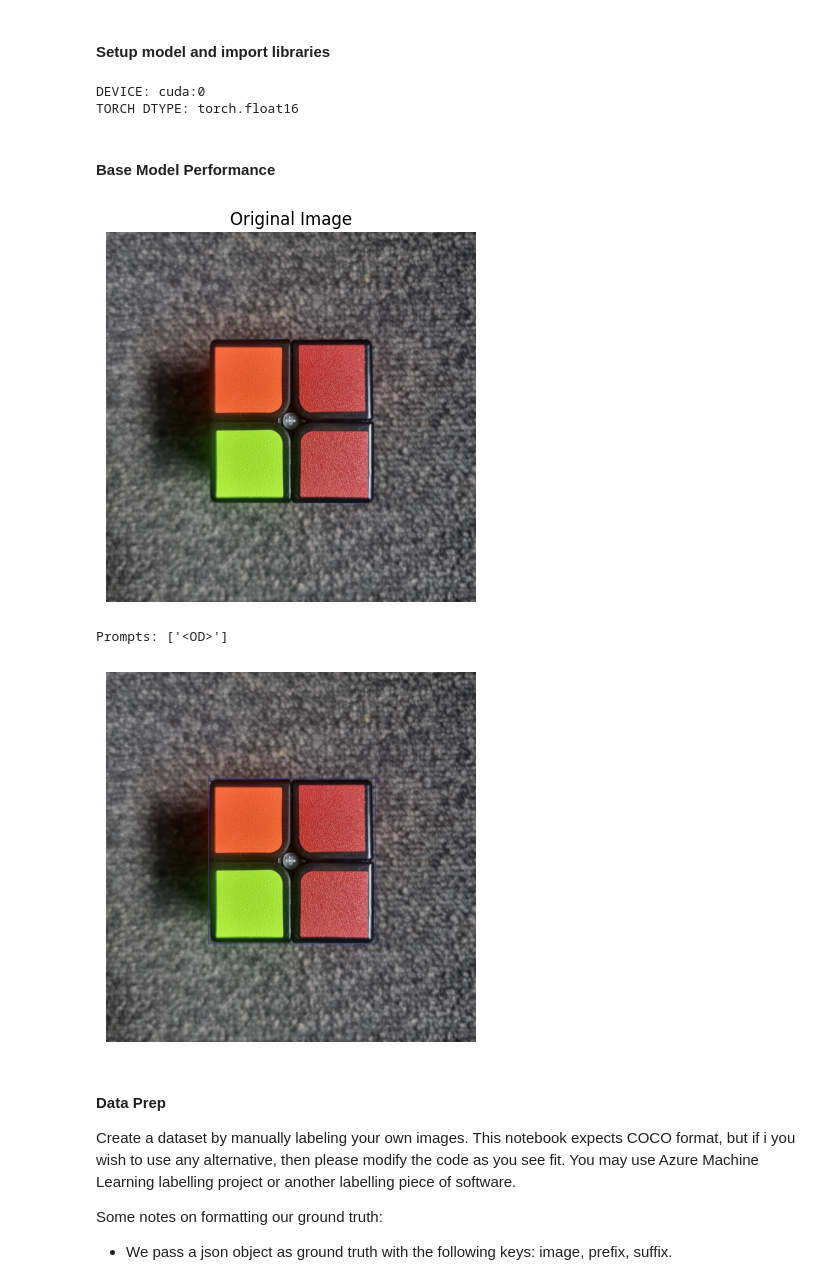
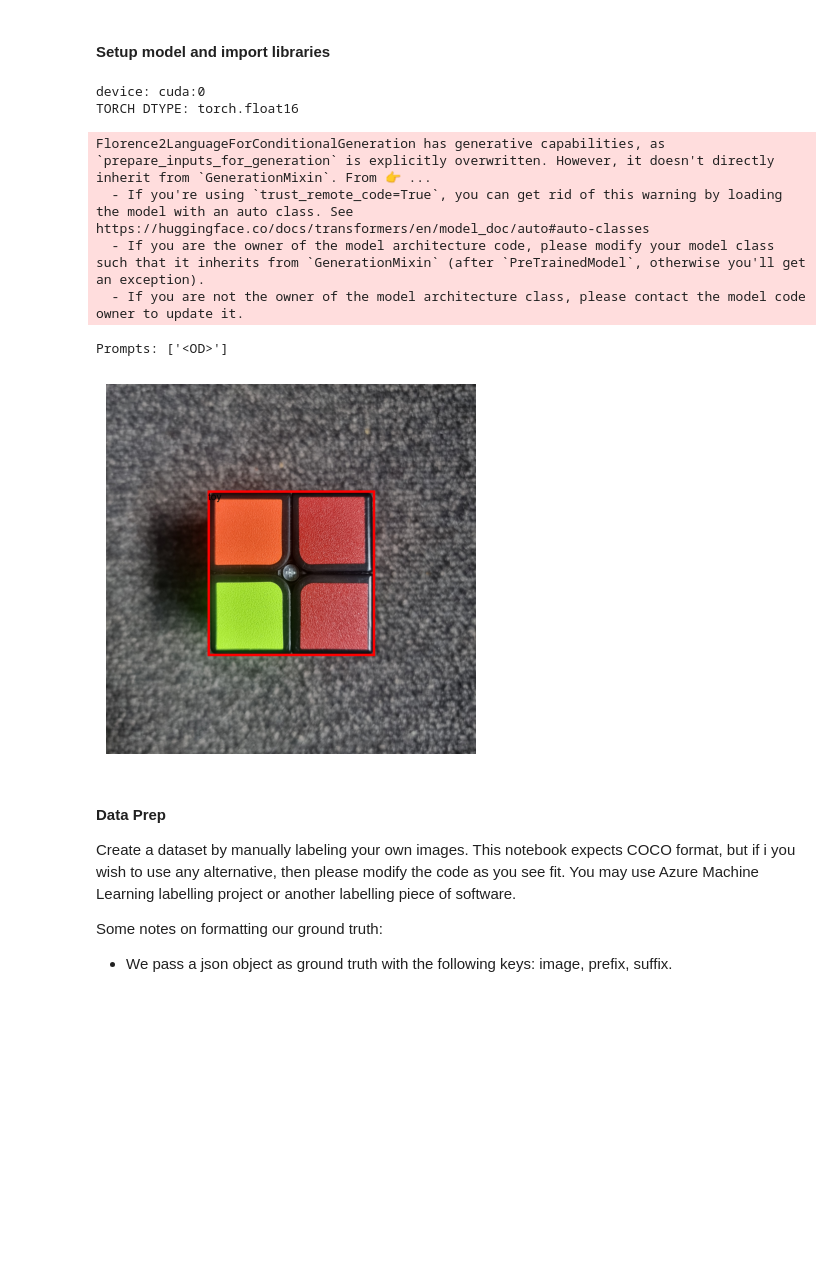
Before and after one commit to microsoft/dstoolkit-finetuning-florence-2, a Jupyter notebook: code/02-Object_Detection_Finetuning.ipynb, the cells around one changed output. Drawn from its saved outputs; the diff is of its cells as text; code cells hidden in the pictures; blank space fills up the shorter version.

```diff
--- a/code/02-Object_Detection_Finetuning.ipynb
+++ b/code/02-Object_Detection_Finetuning.ipynb
@@ -20,59 +26,50 @@ We will be finetuning using Low-Rank Adaptation (LoRa). These are some high leve
 import os
 import json
 import torch
-
 import numpy as np
 from torch.utils.data import Dataset, DataLoader
 from torch.optim import AdamW
-from transformers import (
-    # AdamW,
-    AutoModelForCausalLM,
-    AutoProcessor,
-    get_scheduler
-)
+from transformers import AutoModelForCausalLM, AutoProcessor, get_scheduler
 from tqdm import tqdm
 from peft import LoraConfig, get_peft_model
-from PIL import Image, ImageOps
-
-from transformers import AutoProcessor, AutoModelForCausalLM
 
 # import custom libraries
-from utils.image_functions import read_image, display_image
+from utils.image_functions import read_image
 from utils.florence_functions import draw_bounding_boxes, inference_florance
 
 # setup device and dtype if using GPU
 device = "cuda:0" if torch.cuda.is_available() else "cpu"
 torch_dtype = torch.float16 if torch.cuda.is_available() else torch.float32
-print(f"DEVICE: {device} \nTORCH DTYPE: {torch_dtype}")
-
-# Load model and processor from Hugging Face
-# microsoft/Florance-2-large-ft is the fine-tuned version of microsoft/Florance-2-large. It is finetuned for a variety of downstream tasks.
-model_name = "microsoft/Florence-2-large-ft" # microsoft/Florance-2-large
-model = AutoModelForCausalLM.from_pretrained(model_name, torch_dtype=torch_dtype, trust_remote_code=True).eval().to(device)
-processor = AutoProcessor.from_pretrained(model_name, trust_remote_code=True)
-florance2_setup = [model, processor, device, torch_dtype]
+print(f"device: {device} \nTORCH DTYPE: {torch_dtype}")
 
 # setup correct file paths
 data_path = "./sample_data/02-Object_Detection/"
+raw_data_path = os.path.join(data_path, "raw")
+processed_data_path = os.path.join(data_path, "processed")
 # %% [output]
-DEVICE: cuda:0
+device: cuda:0
 TORCH DTYPE: torch.float16
-# %% [markdown]
-#### Base Model Performance
 # %%
-img_path = os.path.join(data_path, "raw", "20250424_155123.jpg")
-img = read_image(img_path)
-display_image(img, "Original Image")
+# testing base florence model against a sample image
+model_name = "microsoft/Florence-2-base-ft" # "microsoft/Florence-2-base" "microsoft/Florence-2-large" "microsoft/Florence-2-large-ft"
+model = AutoModelForCausalLM.from_pretrained(model_name, torch_dtype=torch_dtype, trust_remote_code=True).to(device)
+processor = AutoProcessor.from_pretrained(model_name, trust_remote_code=True)
+florance2_setup = [model, processor, device, torch_dtype]
 
+raw_image_test = os.path.join(raw_data_path, "20250424_155123.jpg") # we will use this later for an example again
+img = read_image(raw_image_test)
 task_input = "<OD>"
 text_inputs = []
 results = inference_florance(img, task_input=task_input, text_inputs=text_inputs, florance2_setup=florance2_setup)  # run object detection for no specific classes
 combined_results = {"bboxes": [box for result in results for box in result[task_input]["bboxes"]], "labels": [label for result in results for label in result[task_input]["labels"]]}
-draw_bounding_boxes(img, combined_results, size_bb=5) # draw bounding boxes on image
+draw_bounding_boxes(img, combined_results, size_bb=20, size_text=80, label_bb=True, color_bb=False, text_offset=(10, 10))
 # %% [output]
+Florence2LanguageForConditionalGeneration has generative capabilities, as `prepare_inputs_for_generation` is explicitly overwritten. However, it doesn't directly inherit from `GenerationMixin`. From 👉 ...
+  - If you're using `trust_remote_code=True`, you can get rid of this warning by loading the model with an auto class. See https://huggingface.co/docs/transformers/en/model_doc/auto#auto-classes
+  - If you are the owner of the model architecture code, please modify your model class such that it inherits from `GenerationMixin` (after `PreTrainedModel`, otherwise you'll get an exception).
+  - If you are not the owner of the model architecture class, please contact the model code owner to update it.
+Prompts: ['<OD>']
-[figure, old version]
+[figure, new version]
-Prompts: ['<OD>']
-[figure, removed]
 # %% [markdown]
 #### Data Prep
 
```
Also changed, not shown: parts of 24 cells of this notebook, 11 other files.
